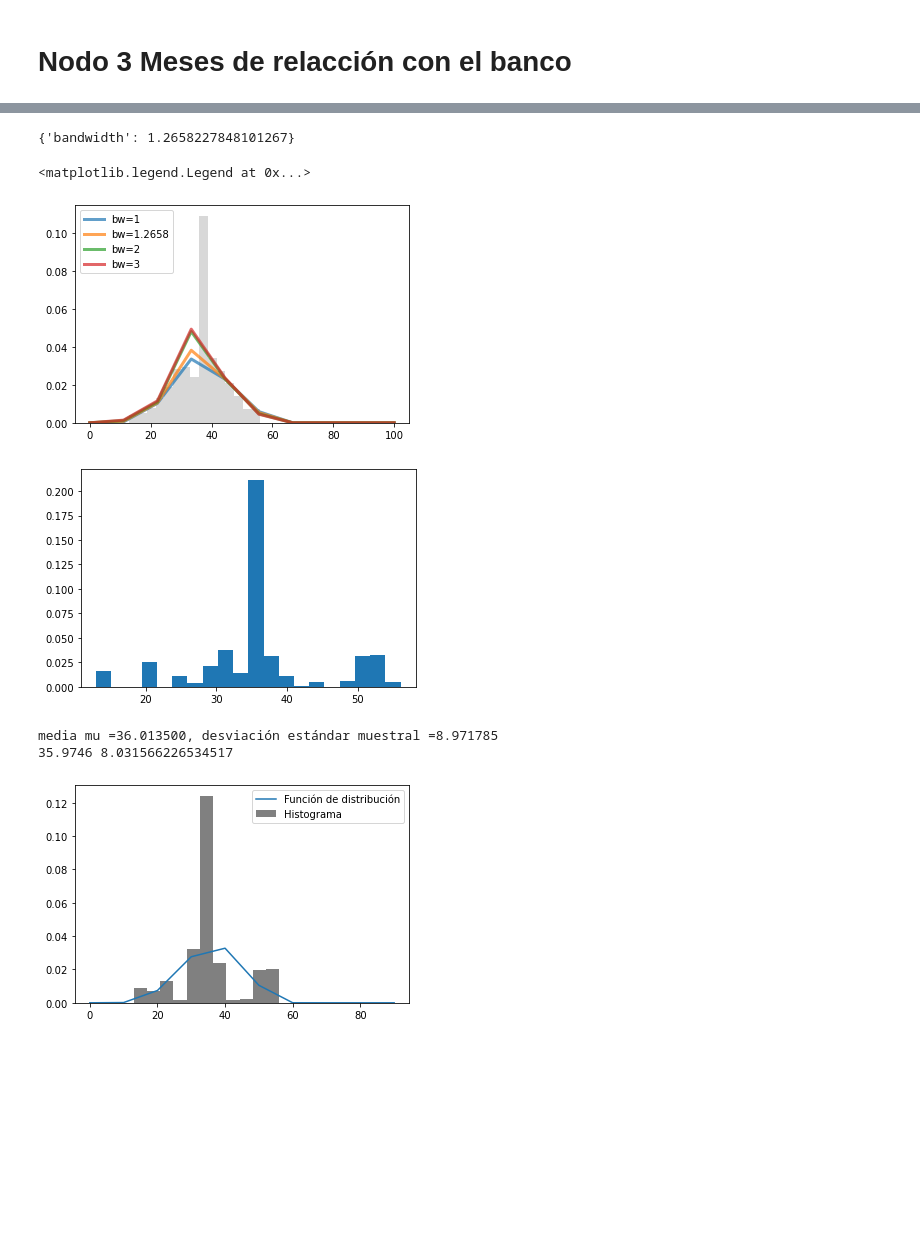
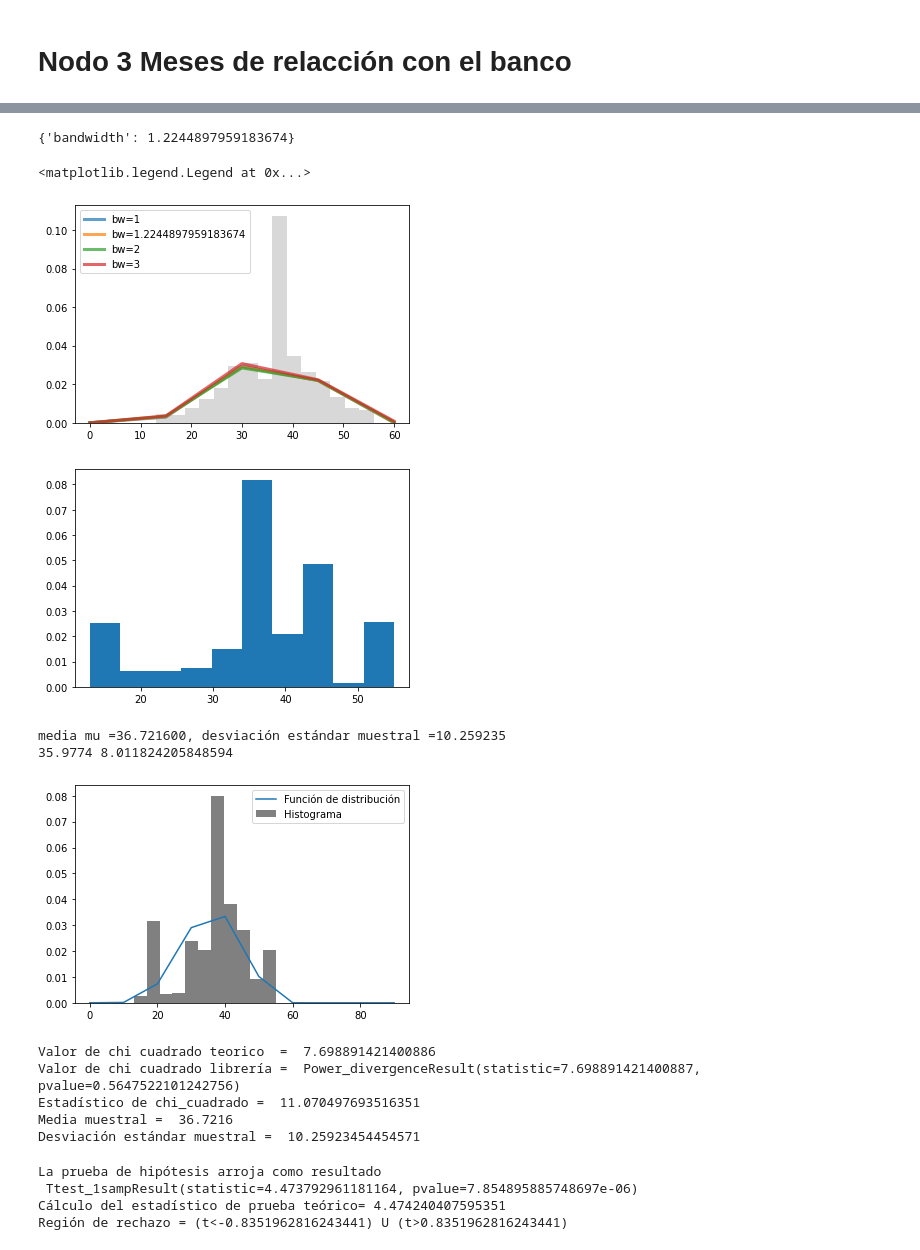
Before and after one commit to IvanArellanoRuelas/ProyectoModulo1_ArellanoI_LafargaI, a Jupyter notebook: ProyectoModulo2_Arellano_Lafarga.ipynb, the cells around one changed output, grey strips where cells are left out. Saved outputs shown, nothing was run; the diff lists cells and outputs as text; code cells hidden in the pictures; blank space fills up the shorter version.

```diff
--- a/ProyectoModulo2_Arellano_Lafarga.ipynb
+++ b/ProyectoModulo2_Arellano_Lafarga.ipynb
@@ -731,57 +717,57 @@ q_q(N_3, 'bradford')
 # %%
 grid = GridSearchCV(KernelDensity(),
-                    {'bandwidth': np.linspace(0, 100, 80)},
+                    {'bandwidth': np.linspace(0, 60, 50)},
                     cv=20) # 20-fold cross-validation
 grid.fit(N_3[:, None])
 print(grid.best_params_)
 # %% [output]
-{'bandwidth': 1.2658227848101267}
+{'bandwidth': 1.2244897959183674}
 # %%
 fig, ax = plt.subplots()
-for bandwidth in [1,1.2658,2,3]:
-    ax.plot(np.linspace(0,100,10), kde_sklearn(N_3, np.linspace(0,100,10), bandwidth=bandwidth),
+for bandwidth in [1,1.2244897959183674,2,3]:
+    ax.plot(np.linspace(0,60,5), kde_sklearn(N_3, np.linspace(0,60,5), bandwidth=bandwidth),
             label='bw={0}'.format(bandwidth), linewidth=3, alpha=0.7)
 ax.hist(N_3, 15, fc='gray', histtype='stepfilled', alpha=0.3, density=True)
 ax.legend(loc='upper left')
 # %% [output]
 <matplotlib.legend.Legend at 0x...>
-[figure, old version]
+[figure, new version]
 # %%
 # Reducción de varianza y Montecarlo
 N=10000
 
-f_1=kde_sklearn_mod(N_3,1.2658227848101267)
-proba = f_1(np.arange(0,100,.5))
+f_1=kde_sklearn_mod(N_3,1.2244897959183674)
+proba = f_1(np.arange(0,60,.5))
 f_acum = proba.cumsum()
 
 # Reducción con método estratificado
 u = muestreo_est(N)
 funcion2 = lambda u: (generador_var(f_acum, N_3, N))
 o=funcion2(u).values
 
 # Reducción por complementarios
 
 complements=complementarios_1(N)
 funcion2_1 = lambda u: (generador_var(f_acum, N_3, N))
 o_2=funcion2(u).values
 
-J = 20  # Cantidad de particiones del histograma
+J = 10  # Cantidad de particiones del histograma
 
 y, x, _ = plt.hist(o, J, density=True)
 plt.show()
 
 # Se obvia el último valor de x para obtener exactamente J muestras de x
 x = x[:-1]
 
 # Media y desviación estándar muestral
 mu = np.mean(o)
 sigma = np.std(o)
 print('media mu =%f, desviación estándar muestral =%f'%(mu,sigma))
 print(N_3.mean(), N_3.std())
 # %% [output]
-[figure, old version]
+[figure, new version]
-media mu =36.013500, desviación estándar muestral =8.971785
-35.9746 8.031566226534517
+media mu =36.721600, desviación estándar muestral =10.259235
+35.9774 8.011824205848594
 # %%
 # Comparamos el histograma de "o" (10000 simulaciones del ataque especial, en función de su distribución de probabilidad)
 plt.hist(o, bins=11, density = True, color = 'gray',label='Histograma')
@@ -789,4 +775,4 @@ plt.plot(np.arange(0,100,10),f_1(np.arange(0,100,10)),label='Función de distrib
 plt.legend()
 plt.show()
 # %% [output]
-[figure, old version]
+[figure, new version]
@@ -820,0 +779,56 @@ prueba_dist(N_3,50)
+# %%
+# Prueba chi cuadrada
+dist = "crystalball"
+pi = getattr(st, dist).pdf(x, *getattr(st, dist).fit(o))
+
+# Cálculo de la esperanza usando la expresión teórica
+x[0]=1 # Debido a que tenemos cero en el primer valor nos daría inf
+Ei = x*pi
+
+# Cálculo teórico de la chi cuadrada
+x2 = sum(list(map(lambda Ei, obs_i:(obs_i - Ei)**2 / Ei, Ei, y)))
+
+print('Valor de chi cuadrado teorico  = ', x2)
+
+# Cálculo usando la librería estadística de la chi cuadrada
+X2 = st.chisquare(y, Ei)
+print('Valor de chi cuadrado librería = ', X2)
+
+# Cálculo de Grados de libertad del estadístico
+p = len(getattr(st, dist).fit(o)) # Parámetros estimados con los datos
+m = J-p-1 # grados de libertad
+
+Chi_est = st.chi2.ppf(q=0.95, df=m)
+print('Estadístico de chi_cuadrado = ', Chi_est)
+print('Media muestral = ', mu, '\nDesviación estándar muestral = ', sigma)
+# %% [output]
+Valor de chi cuadrado teorico  =  7.698891421400886
+Valor de chi cuadrado librería =  Power_divergenceResult(statistic=7.698891421400887, pvalue=0.5647522101242756)
+Estadístico de chi_cuadrado =  11.070497693516351
+Media muestral =  36.7216
+Desviación estándar muestral =  10.25923454454571
+# %%
+# Media simulando en 35.470500 prueba de hipótesis
+
+media = N_2.mean()
+sd = N_3.std()
+N = len(N_3)
+
+# Nivel de confianza
+confianza = 0.95
+X = N_3
+
+# Hipótesis nula
+media2 = 35.470500
+ho = st.ttest_1samp(X, media2)# Realizamos la prueba de hipótesis para H0= mu=media2
+print('La prueba de hipótesis arroja como resultado\n',ho)
+t = (np.mean(X) - media2)/(np.std(X) / np.sqrt(N))# Calculamos el estadístico normalizado
+print('Cálculo del estadístico de prueba teórico=', t)
+confianza_ph = 0.05# Cálculo de la región de rechazo
+cuantil = st.t(N-1).cdf(1-confianza_ph/2)
+print(f'Región de rechazo = (t<{-cuantil}) U (t>{cuantil})')
+# %% [output]
+La prueba de hipótesis arroja como resultado
+ Ttest_1sampResult(statistic=4.473792961181164, pvalue=7.854895885748697e-06)
+Cálculo del estadístico de prueba teórico= 4.474240407595351
+Región de rechazo = (t<-0.8351962816243441) U (t>0.8351962816243441)
```
Also changed, not shown: parts of 35 cells of this notebook.
